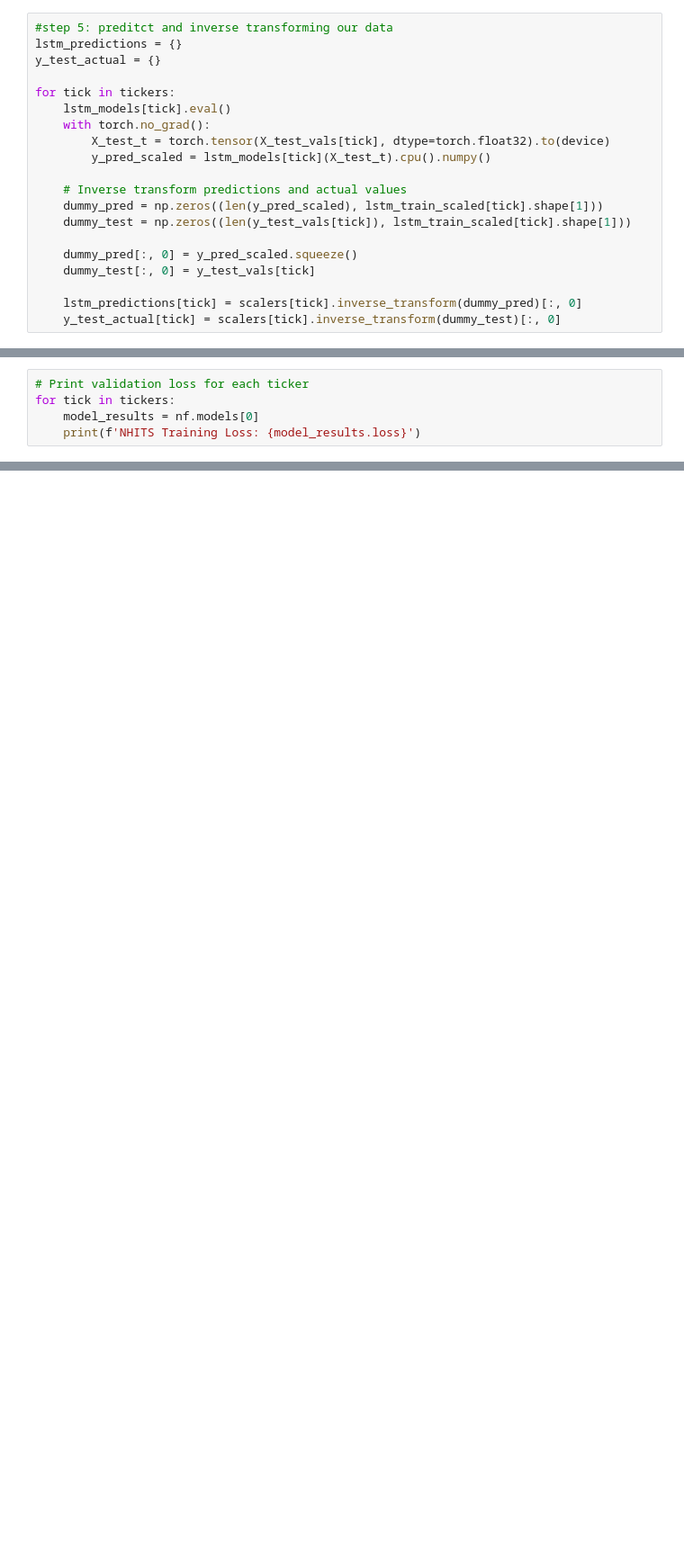
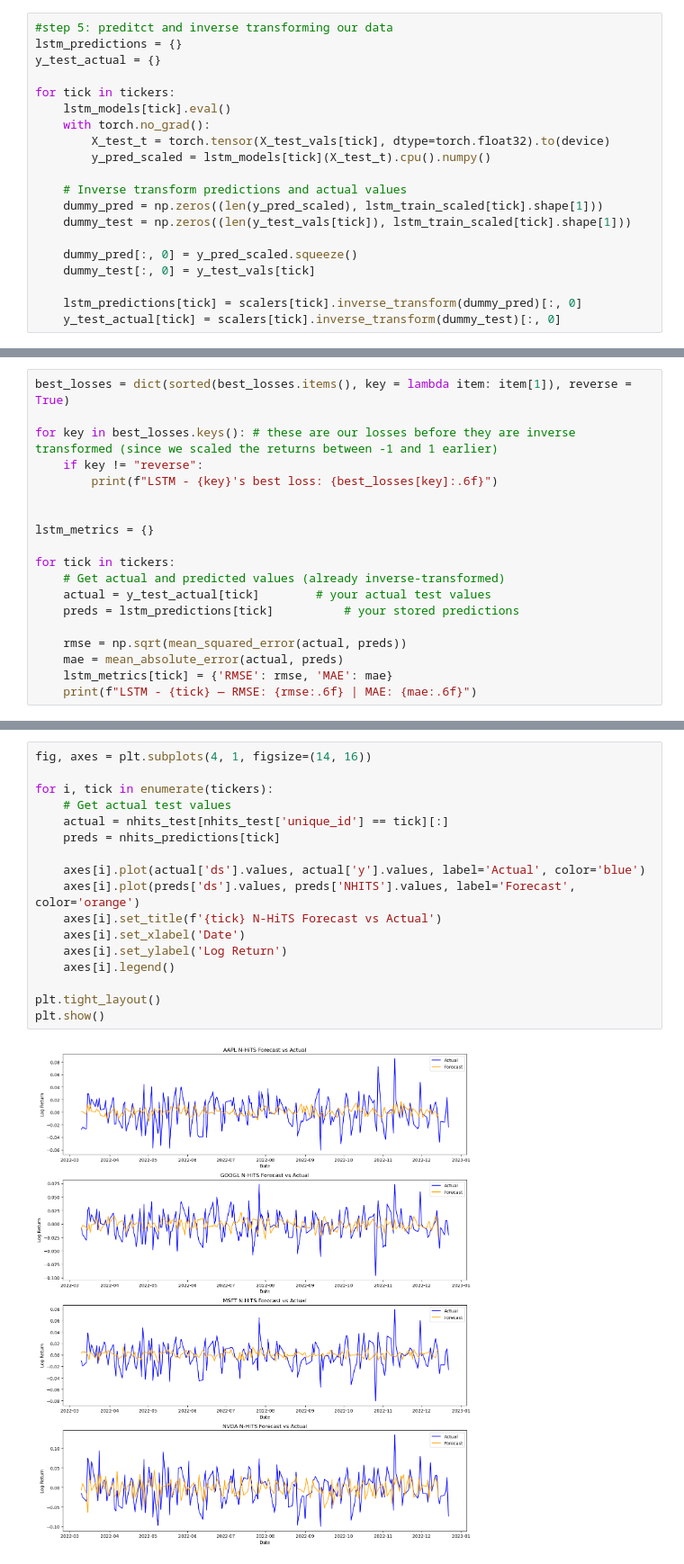
Before and after one commit to tosalam17/Quant-Time-Series-Project, a Jupyter notebook: quant-tsf.ipynb, the cells around one changed output, grey strips where cells are left out. Shown at 90% size. Cells and saved outputs as stored; diff of their text form; blank space fills up the shorter version.

```diff
--- a/quant-tsf.ipynb
+++ b/quant-tsf.ipynb
@@ -774,0 +717,19 @@ NVDA best loss: 0.016655
+# %%
+best_losses = dict(sorted(best_losses.items(), key = lambda item: item[1]), reverse = True)
+
+for key in best_losses.keys(): # these are our losses before they are inverse transformed (since we scaled the returns between -1 and 1 earlier)
+    if key != "reverse":
+        print(f"LSTM - {key}'s best loss: {best_losses[key]:.6f}")
+
+
+lstm_metrics = {}
+
+for tick in tickers:
+    # Get actual and predicted values (already inverse-transformed)
+    actual = y_test_actual[tick]        # your actual test values
+    preds = lstm_predictions[tick]          # your stored predictions
+
+    rmse = np.sqrt(mean_squared_error(actual, preds))
+    mae = mean_absolute_error(actual, preds)
+    lstm_metrics[tick] = {'RMSE': rmse, 'MAE': mae}
+    print(f"LSTM - {tick} — RMSE: {rmse:.6f} | MAE: {mae:.6f}")
@@ -933,5 +924,0 @@ print(nf.models[0].trainer_kwargs)
-# %%
-# Print validation loss for each ticker
-for tick in tickers:
-    model_results = nf.models[0]
-    print(f'NHITS Training Loss: {model_results.loss}')
@@ -942,0 +925,19 @@ NHITS Training Loss: MAE()
+# %%
+fig, axes = plt.subplots(4, 1, figsize=(14, 16))
+
+for i, tick in enumerate(tickers):
+    # Get actual test values
+    actual = nhits_test[nhits_test['unique_id'] == tick][:]
+    preds = nhits_predictions[tick]
+
+    axes[i].plot(actual['ds'].values, actual['y'].values, label='Actual', color='blue')
+    axes[i].plot(preds['ds'].values, preds['NHITS'].values, label='Forecast', color='orange')
+    axes[i].set_title(f'{tick} N-HiTS Forecast vs Actual')
+    axes[i].set_xlabel('Date')
+    axes[i].set_ylabel('Log Return')
+    axes[i].legend()
+
+plt.tight_layout()
+plt.show()
+# %% [output]
+[figure, added]
```
Also changed, not shown: parts of 43 cells of this notebook.
